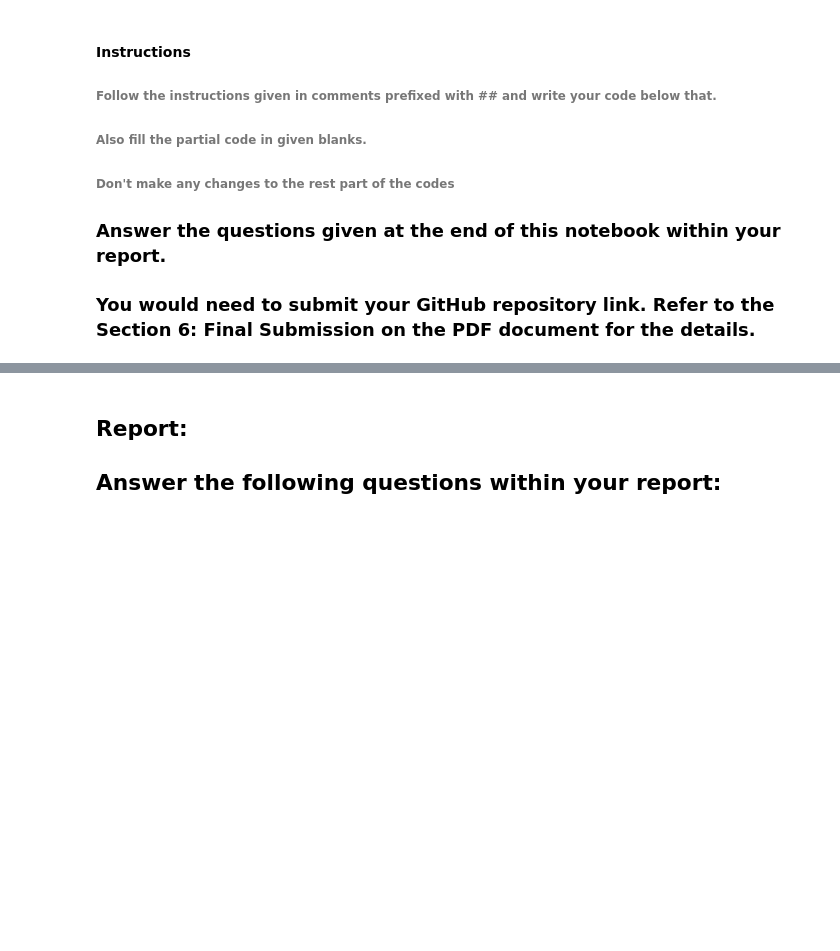
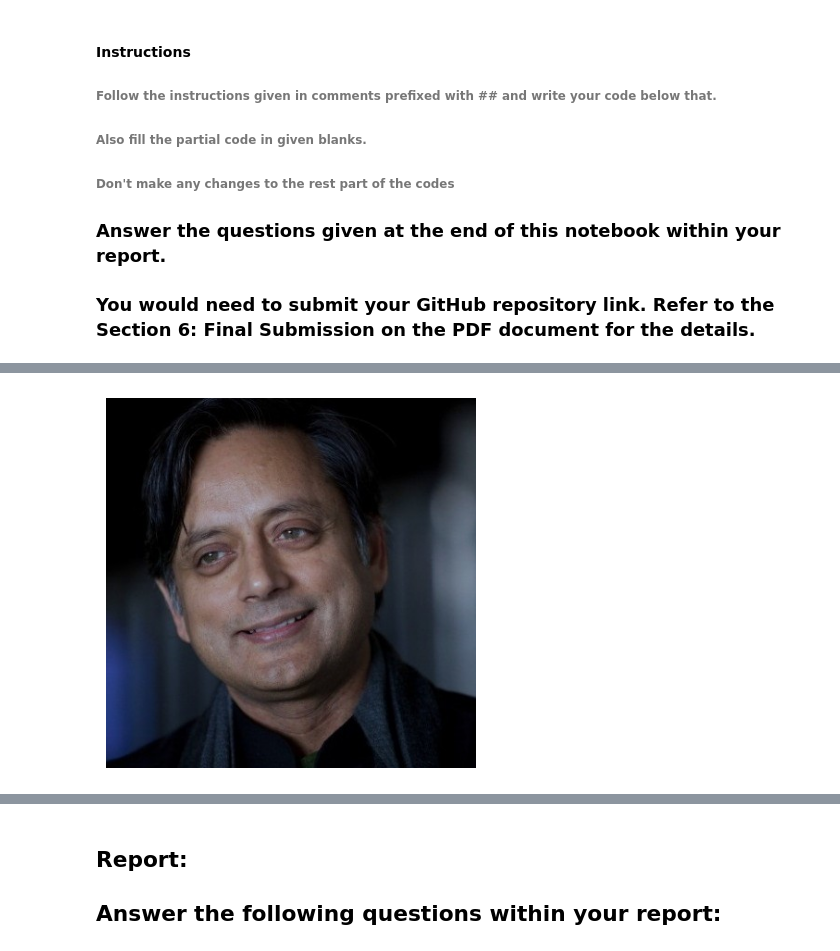
Before and after one commit to AvantikaBnsl/mlpr_lab05, a Jupyter notebook: Lab_5.ipynb, the cells around one changed output, grey strips where cells are left out. Cells and saved outputs as stored; diff of their text form; code cells hidden in the pictures; blank space fills up the shorter version.

```diff
--- a/Lab_5.ipynb
+++ b/Lab_5.ipynb
@@ -130,13 +130,20 @@ plt.scatter(____________________________________________________________________
 # %%
 ## Read the class of the template image 'Dr_Shashi_Tharoor.jpg' using cv2 and store it in template_img
-template_img = _____________________________________________
+template_img = cv2.imread("Dr_Shashi_Tharoor.jpg")
+
 # Detect face  in the template image after converting it to gray and store it in template_faces
-template_faces = ___________________________________________________________________________________________
+gray_temp = cv2.cvtColor(template_img, cv2.COLOR_BGR2GRAY)
+template_faces = face_cascade.detectMultiScale(gray_temp, 1.05, 4, minSize=(25, 25), maxSize=(50, 50))
+
 # Draw rectangles around the detected faces
 for (x, y, w, h) in template_faces:
     cv2.rectangle(template_img, (x, y), (x + w, y + h), (0, 255, 0), 3)
-cv2.imshow(_____________________________________________________)
-cv2.waitKey(0)
-cv2.destroyAllWindows()
+
+# Show the image
+plt.imshow(cv2.cvtColor(template_img, cv2.COLOR_BGR2RGB))
+plt.axis('off')
+plt.show()
+# %% [output]
+[figure, added]
 # %%
 # Convert the template image to HSV color space and store it in template_hsv
```
Also changed, not shown: parts of 8 cells of this notebook, 1 other file.
